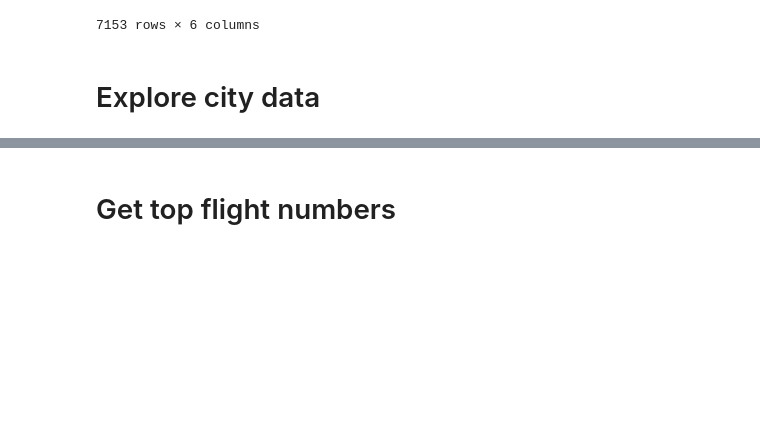
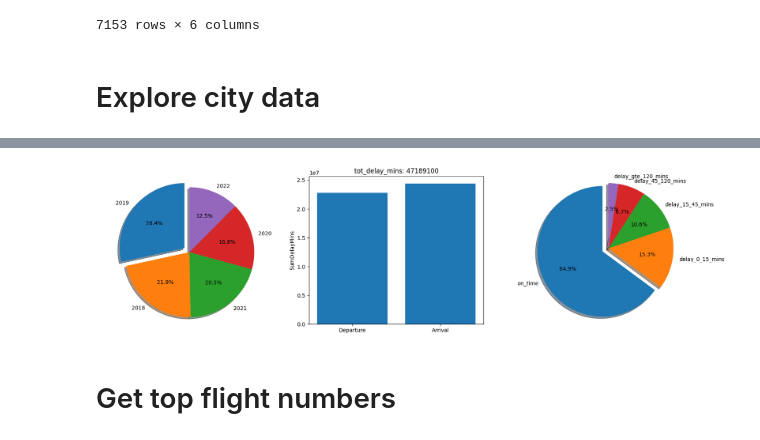
Before and after one commit to krishnaShreedhar/mis587_project, a Jupyter notebook: src/chicago_IL_feature_engineering.ipynb, the cells around one changed output, grey strips where cells are left out. Saved outputs shown, nothing was run; the diff lists cells and outputs as text; code cells hidden in the pictures; blank space fills up the shorter version.

```diff
--- a/src/chicago_IL_feature_engineering.ipynb
+++ b/src/chicago_IL_feature_engineering.ipynb
@@ -645,3 +754,7 @@ df_ny.head()
+# %%
+plot_basic_stats(df_chicago)
+# %% [output]
+[figure, added]
 # %% [markdown]
 # Get top flight numbers
 # %%
```
Also changed, not shown: parts of 8 cells of this notebook.
